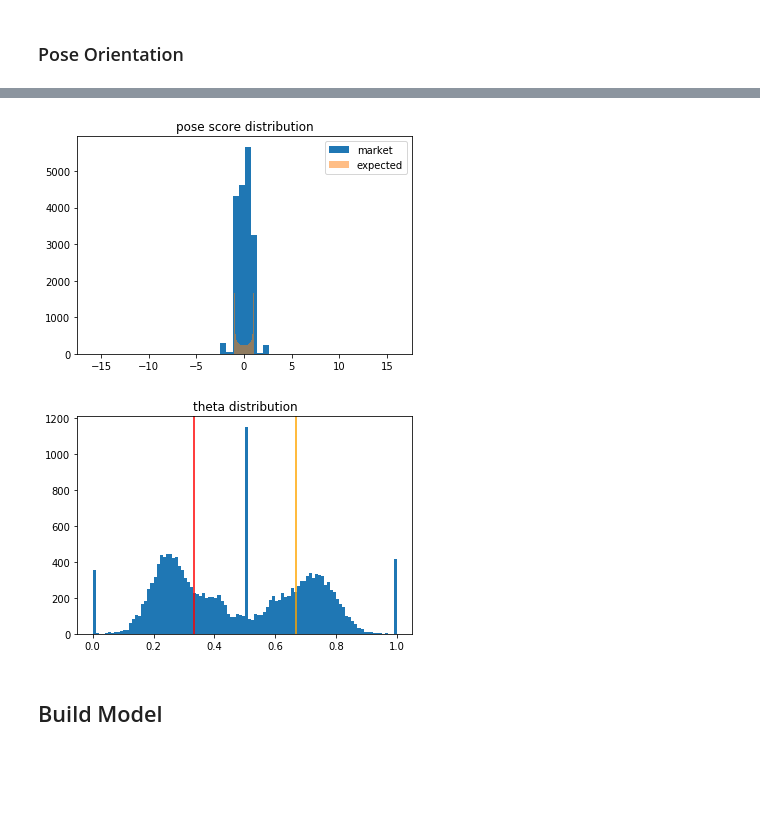
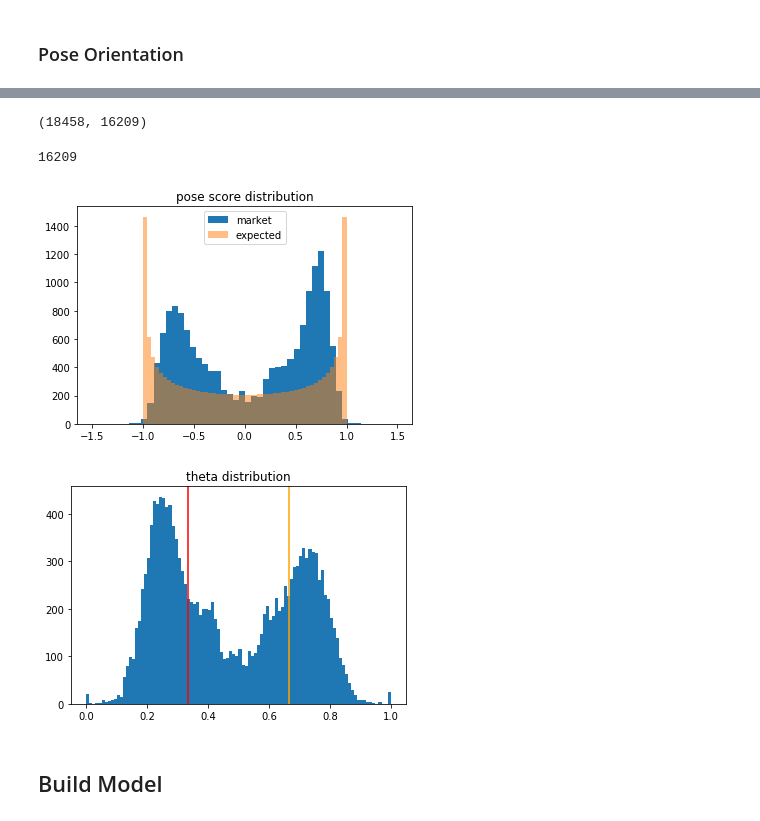
Before and after one commit to agongt408/vbranch, a Jupyter notebook: reid.ipynb, the cells around one changed output, grey strips where cells are left out. Saved outputs shown, nothing was run; the diff lists cells and outputs as text; code cells hidden in the pictures; blank space fills up the shorter version.

```diff
--- a/reid.ipynb
+++ b/reid.ipynb
@@ -101,3 +93,9 @@ theta_dist = []
 for name in bodyKeypoints.keys():
     pose_score_dist.append(openpose.get_pose_score(bodyKeypoints[name]))
     theta_dist.append(openpose.get_theta(bodyKeypoints[name]))
+
+pose_score_dist = np.array(pose_score_dist)
+theta_dist = np.array(theta_dist)
+
+valid_pose_score = pose_score_dist[np.where(pose_score_dist!=None)]
+valid_theta = theta_dist[np.where(theta_dist!=None)]
@@ -122,23 +102,29 @@ for name in bodyKeypoints.keys():
+# %%
+len(pose_score_dist), len(valid_pose_score)
+# %% [output]
+(18458, 16209)
 # %%
-plt.hist(pose_score_dist, bins=50, label='market')
+plt.hist(valid_pose_score, bins=50, label='market')
+print(len(valid_pose_score))
 
-angles = np.linspace(0, np.pi, len(pose_score_dist))
+angles = np.linspace(0, np.pi, len(valid_pose_score))
 plt.hist(np.cos(angles), bins=50, label='expected', alpha=0.5)
 
 plt.title('pose score distribution')
 plt.legend()
 plt.show()
 # %% [output]
+16209
-[figure, old version]
+[figure, new version]
 # %%
-plt.hist(np.array(theta_dist) / np.pi, bins=100, label='market')
+plt.hist(valid_theta / np.pi, bins=100, label='market')
 plt.axvline(x=1/3, color='red')
 plt.axvline(x=2/3, color='orange')
 
 plt.title('theta distribution')
 plt.show()
 # %% [output]
-[figure, old version]
+[figure, new version]
 # %% [markdown]
 ## Build Model
 # %%
```
Also changed, not shown: parts of 13 cells of this notebook, 36 other files.
